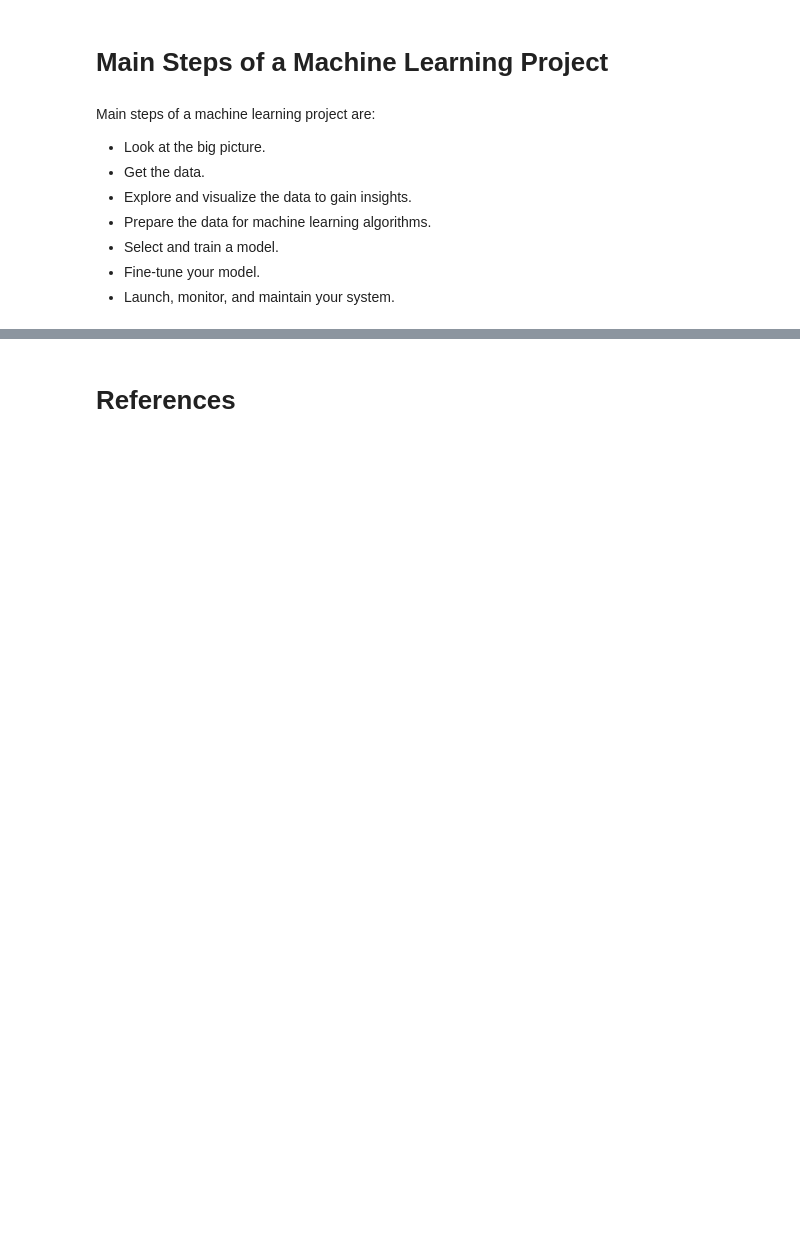
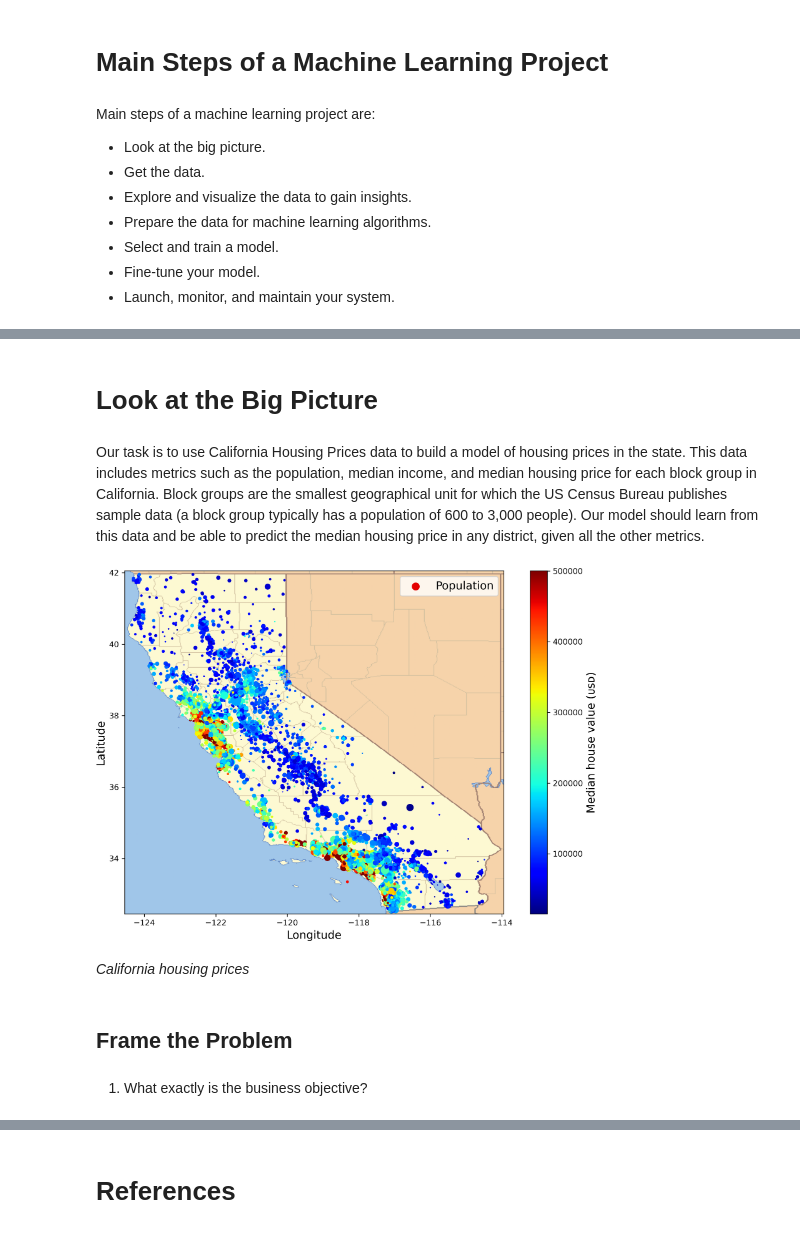
Before and after one commit to ancilcleetus/My-Learning-Journey-in-AI, a Jupyter notebook: Fundamentals-of-Machine-Learning/end_to_end_ml_project.ipynb, the cells around one changed output, grey strips where cells are left out. Cells and saved outputs as stored; diff of their text form; code cells hidden in the pictures; blank space fills up the shorter version.

Commit message:
Added Look at the Big Picture in end_to_end_ml_project.ipynb

```diff
--- a/Fundamentals-of-Machine-Learning/end_to_end_ml_project.ipynb
+++ b/Fundamentals-of-Machine-Learning/end_to_end_ml_project.ipynb
@@ -23,3 +29,18 @@ Main steps of a machine learning project are:
+# %% [markdown]
+# Look at the Big Picture
+# %% [markdown]
+Our task is to use California Housing Prices data to build a model of housing prices in the state. This data includes metrics such as the population, median income, and median housing price for each block group in California. Block groups are the smallest geographical unit for which the US Census Bureau publishes sample data (a block group typically has a population of 600 to 3,000 people). Our model should learn from this data and be able to predict the median housing price in any district, given all the other metrics.
+# %%
+from IPython.display import Image, display, Markdown
+display(Image(filename="data/images/end_to_end_ml_project_01.png", width=500))
+display(Markdown("*California housing prices*"))
+# %% [output]
+[figure, added]
+*California housing prices*
+# %% [markdown]
+## Frame the Problem
+# %% [markdown]
+1. What exactly is the business objective?
 # %% [markdown]
 ![rainbow](https://github.com/ancilcleetus/My-Learning-Journey/assets/25684256/839c3524-2a1d-4779-85a0-83c562e1e5e5)
 # %% [markdown]
```
Also changed, not shown: parts of 3 cells of this notebook, 1 other file.
